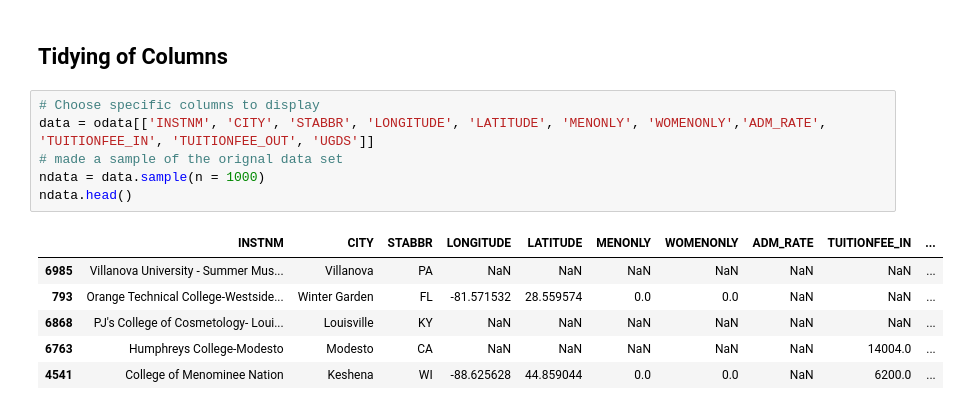
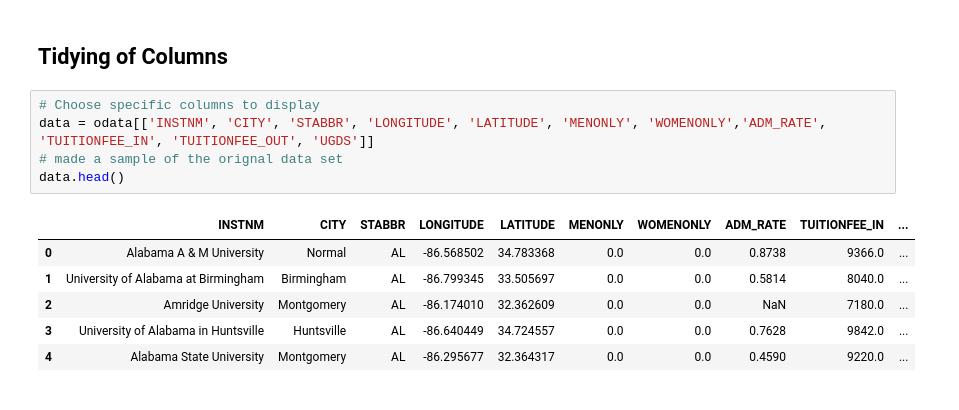
Before and after one commit to ZionJoseph/320-project-5, a Jupyter notebook: College Scorecard Tutorial.ipynb, the cells around one changed output. Drawn from its saved outputs; the diff is of its cells as text.

```diff
--- a/College Scorecard Tutorial.ipynb
+++ b/College Scorecard Tutorial.ipynb
@@ -42,13 +42,12 @@ odata.head()
 # %%
 # Choose specific columns to display
 data = odata[['INSTNM', 'CITY', 'STABBR', 'LONGITUDE', 'LATITUDE', 'MENONLY', 'WOMENONLY','ADM_RATE', 'TUITIONFEE_IN', 'TUITIONFEE_OUT', 'UGDS']]
 # made a sample of the orignal data set
-ndata = data.sample(n = 1000)
-ndata.head()
+data.head()
 # %% [output]
 |  | INSTNM | CITY | STABBR | LONGITUDE | LATITUDE | MENONLY | WOMENONLY | ADM_RATE | TUITIONFEE_IN | ... |
-| 6985 | Villanova University - Summer Mus... | Villanova | PA | NaN | NaN | NaN | NaN | NaN | NaN | ... |
-| 793 | Orange Technical College-Westside... | Winter Garden | FL | -81.571532 | 28.559574 | 0.0 | 0.0 | NaN | NaN | ... |
-| 6868 | PJ's College of Cosmetology- Loui... | Louisville | KY | NaN | NaN | NaN | NaN | NaN | NaN | ... |
-| 6763 | Humphreys College-Modesto | Modesto | CA | NaN | NaN | NaN | NaN | NaN | 14004.0 | ... |
-| 4541 | College of Menominee Nation | Keshena | WI | -88.625628 | 44.859044 | 0.0 | 0.0 | NaN | 6200.0 | ... |
+| 0 | Alabama A & M University | Normal | AL | -86.568502 | 34.783368 | 0.0 | 0.0 | 0.8738 | 9366.0 | ... |
+| 1 | University of Alabama at Birmingham | Birmingham | AL | -86.799345 | 33.505697 | 0.0 | 0.0 | 0.5814 | 8040.0 | ... |
+| 2 | Amridge University | Montgomery | AL | -86.174010 | 32.362609 | 0.0 | 0.0 | NaN | 7180.0 | ... |
+| 3 | University of Alabama in Huntsville | Huntsville | AL | -86.640449 | 34.724557 | 0.0 | 0.0 | 0.7628 | 9842.0 | ... |
+| 4 | Alabama State University | Montgomery | AL | -86.295677 | 32.364317 | 0.0 | 0.0 | 0.4590 | 9220.0 | ... |
```
Also changed, not shown: parts of 8 cells of this notebook.
